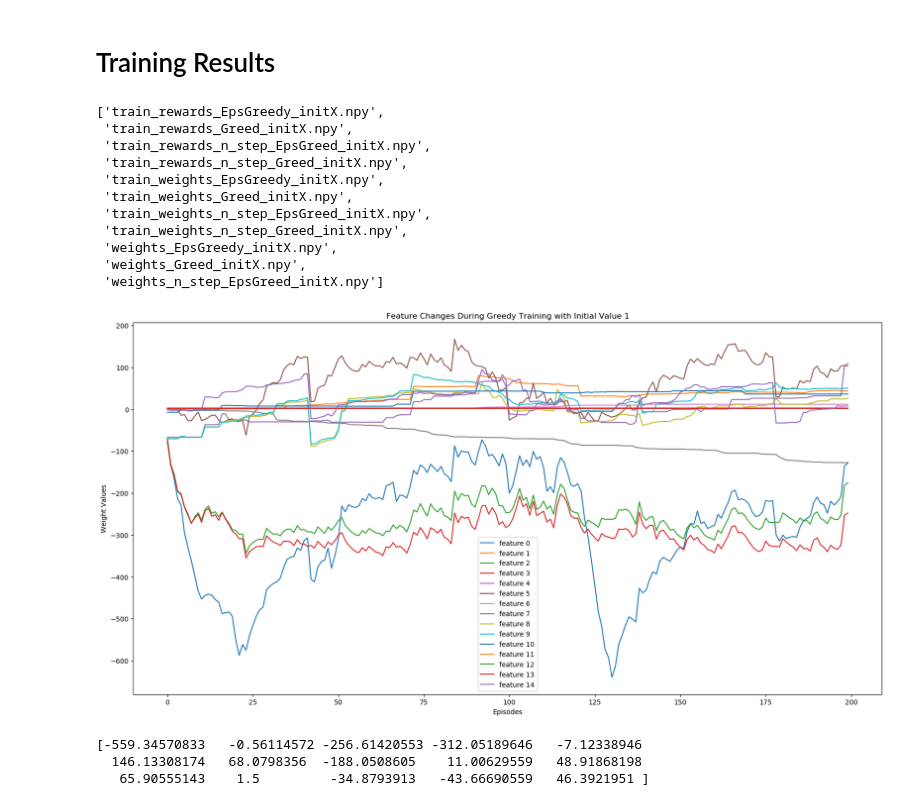
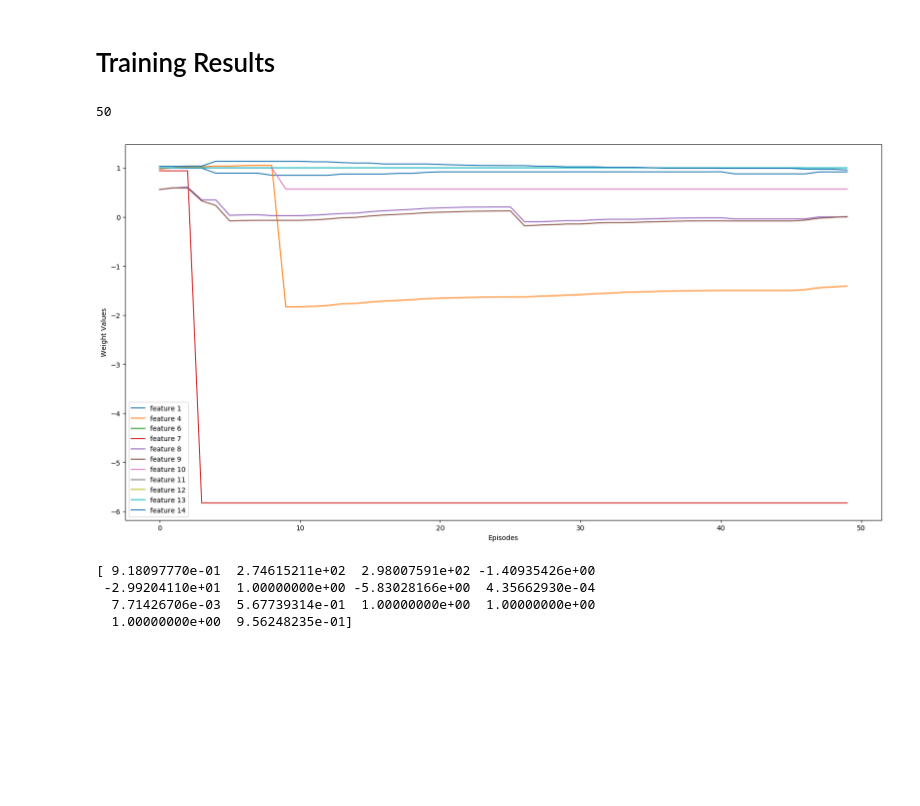
Before and after one commit to fvanmaele/RL_boom, a Jupyter notebook: workbook.ipynb, the cells around one changed output. Saved outputs shown, nothing was run; the diff lists cells and outputs as text; code cells hidden in the pictures; blank space fills up the shorter version.

Commit message:
update weights

```diff
--- a/workbook.ipynb
+++ b/workbook.ipynb
@@ -111,40 +111,27 @@ for file in os.listdir('data-collect'):
 # %%
 from jupyterthemes import jtplot
 jtplot.reset()
-# %%
-os.listdir('training_res/res_2')
-#np.load('training_res/res_2/train_rewards_EpsGreedy_initX.npy')
-# %% [output]
-['train_rewards_EpsGreedy_initX.npy',
- 'train_rewards_Greed_initX.npy',
- 'train_rewards_n_step_EpsGreed_initX.npy',
- 'train_rewards_n_step_Greed_initX.npy',
- 'train_weights_EpsGreedy_initX.npy',
- 'train_weights_Greed_initX.npy',
- 'train_weights_n_step_EpsGreed_initX.npy',
- 'train_weights_n_step_Greed_initX.npy',
- 'weights_EpsGreedy_initX.npy',
- 'weights_Greed_initX.npy',
- 'weights_n_step_EpsGreed_initX.npy']
 # %%
-y1 = np.load('training_res/res_2/train_weights_EpsGreedy_initX.npy')
-y2 = np.load('training_res/res_2/train_rewards_EpsGreedy_initX.npy')
-y1 = y1.reshape(1498, 15)
-x = np.arange(200)
-#y[:,1000]
-
+y1 = np.load('training_res/train_weights_Greed_init1_decr0.1.npy')
+#y2 = np.load('training_res/train_rewards_Greed_initRand_const0.2.npy')[:46]
+size = int(len(y1)/14)
+y1 = y1[:].reshape(size, 14)
+x = np.arange(size)
+print(size)
 plt.figure(figsize=(20, 10))
-for feat in range(15):
-    plt.plot(x, y1[0:200,feat], label='feature {}'.format(feat))
+for feat in [0,3,5,6,7,8,9,10,11,12,13]:
+    plt.plot(x, y1[:,feat], label='feature {}'.format(feat+1))
 #plt.plot(x,y2)
-plt.title('Feature Changes During Greedy Training with Initial Value 1')
+#plt.title('Feature Changes During Greedy Training with Initial Value 1')
 plt.xlabel('Episodes')
 plt.ylabel('Weight Values')
 plt.legend()
 plt.show()
-print(np.load('training_res/res_2/weights_EpsGreedy_initX.npy'))
+print(np.load('training_res/weights_Greed_init1_decr0.1.npy'))
 # %% [output]
+50
-[figure, old version]
+[figure, new version]
-[-559.34570833   -0.56114572 -256.61420553 -312.05189646   -7.12338946
-  146.13308174   68.0798356  -188.0508605    11.00629559   48.91868198
-   65.90555143    1.5         -34.8793913   -43.66690559   46.3921951 ]
+[ 9.18097770e-01  2.74615211e+02  2.98007591e+02 -1.40935426e+00
+ -2.99204110e+01  1.00000000e+00 -5.83028166e+00  4.35662930e-04
+  7.71426706e-03  5.67739314e-01  1.00000000e+00  1.00000000e+00
+  1.00000000e+00  9.56248235e-01]
```
Also changed, not shown: parts of 7 cells of this notebook, 7 other files.
